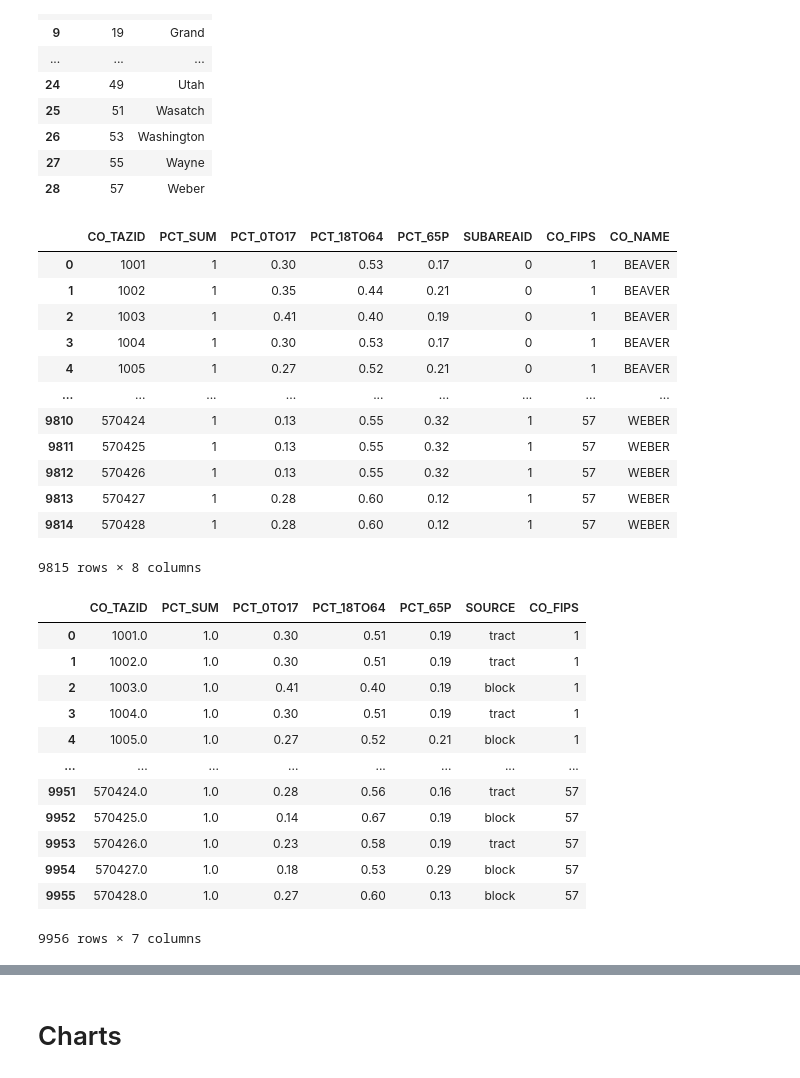
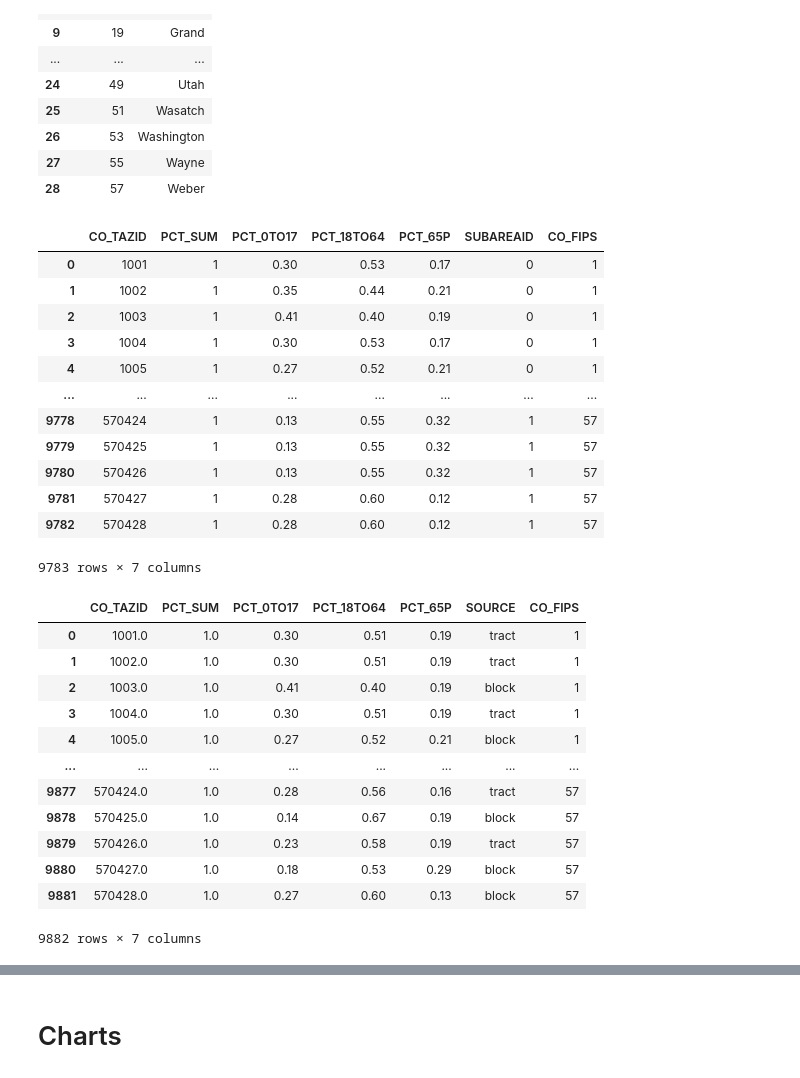
Before and after one commit to WFRCAnalytics/TDM-INP-TAZ-Age-Percent, a Jupyter notebook: 2-compare-previous.ipynb, the cells around one changed output, grey strips where cells are left out. Saved outputs shown, nothing was run; the diff lists cells and outputs as text; code cells hidden in the pictures.

Commit message:
Finalize comparison
Also created map to compare tracts and districts

```diff
--- a/2-compare-previous.ipynb
+++ b/2-compare-previous.ipynb
@@ -6,0 +14,38 @@ from IPython.display import display
+# %%
+# import global TDM functions
+import sys
+sys.path.insert(0, '../Resources/2-Python/global-functions')
+import BigQuery
+
+client = BigQuery.getBigQueryClient_Confidential2023UtahHTS()
+
+bq_v3tov4 = client.query("SELECT * FROM `confidential-2023-utah-hts.geometries.ustm_v3_to_v4_best`").to_dataframe()
+
+# check if v3_co_tazid is unique
+if bq_v3tov4['v3_co_tazid'].is_unique:
+    print("v3_co_tazid is unique")
+else:
+    print("v3_co_tazid is not unique")
+
+# check if best_v4_co_tazid is unique
+if bq_v3tov4['best_v4_co_tazid'].is_unique:
+    print("best_v4_co_tazid is unique")
+else:
+    print("best_v4_co_tazid is not unique")
+bq_v3tov4
+
+bq_v3tov4_unique = bq_v3tov4.groupby(['best_v4_co_tazid'], as_index=False).agg(v3_co_tazid=('v3_co_tazid', 'first'))
+
+# check if v3_co_tazid is unique
+if bq_v3tov4_unique['v3_co_tazid'].is_unique:
+    print("v3_co_tazid is unique")
+else:
+    print("v3_co_tazid is not unique")
+
+# check if best_v4_co_tazid is unique
+if bq_v3tov4_unique['best_v4_co_tazid'].is_unique:
+    print("best_v4_co_tazid is unique")
+else:
+    print("best_v4_co_tazid is not unique")
+
+bq_v3tov4_unique
@@ -28,23 +93,27 @@ counties_df
 # %%
 prv_taz_percent_df = pd.read_csv("data/prev-v911/Lookup - BYTAZAgePct - AllCo.csv")
 prv_taz_percent_df.rename(columns={';CO_TAZID':'CO_TAZID'}, inplace=True)
+prv_taz_percent_df = pd.merge(prv_taz_percent_df, bq_v3tov4_unique, left_on="CO_TAZID", right_on="v3_co_tazid")
+prv_taz_percent_df = prv_taz_percent_df[['best_v4_co_tazid','PCT_SUM','PCT_0TO17','PCT_18TO64','PCT_65P','SUBAREAID','CO_FIPS']]
+prv_taz_percent_df.rename(columns={'best_v4_co_tazid':'CO_TAZID'}, inplace=True)
 prv_taz_percent_df
 # %% [output]
-|  | CO_TAZID | PCT_SUM | PCT_0TO17 | PCT_18TO64 | PCT_65P | SUBAREAID | CO_FIPS | CO_NAME |
-| 0 | 1001 | 1 | 0.30 | 0.53 | 0.17 | 0 | 1 | BEAVER |
-| 1 | 1002 | 1 | 0.35 | 0.44 | 0.21 | 0 | 1 | BEAVER |
-| 2 | 1003 | 1 | 0.41 | 0.40 | 0.19 | 0 | 1 | BEAVER |
-| 3 | 1004 | 1 | 0.30 | 0.53 | 0.17 | 0 | 1 | BEAVER |
-| 4 | 1005 | 1 | 0.27 | 0.52 | 0.21 | 0 | 1 | BEAVER |
-| ... | ... | ... | ... | ... | ... | ... | ... | ... |
-| 9810 | 570424 | 1 | 0.13 | 0.55 | 0.32 | 1 | 57 | WEBER |
-| 9811 | 570425 | 1 | 0.13 | 0.55 | 0.32 | 1 | 57 | WEBER |
-| 9812 | 570426 | 1 | 0.13 | 0.55 | 0.32 | 1 | 57 | WEBER |
-| 9813 | 570427 | 1 | 0.28 | 0.60 | 0.12 | 1 | 57 | WEBER |
-| 9814 | 570428 | 1 | 0.28 | 0.60 | 0.12 | 1 | 57 | WEBER |
+|  | CO_TAZID | PCT_SUM | PCT_0TO17 | PCT_18TO64 | PCT_65P | SUBAREAID | CO_FIPS |
+| 0 | 1001 | 1 | 0.30 | 0.53 | 0.17 | 0 | 1 |
+| 1 | 1002 | 1 | 0.35 | 0.44 | 0.21 | 0 | 1 |
+| 2 | 1003 | 1 | 0.41 | 0.40 | 0.19 | 0 | 1 |
+| 3 | 1004 | 1 | 0.30 | 0.53 | 0.17 | 0 | 1 |
+| 4 | 1005 | 1 | 0.27 | 0.52 | 0.21 | 0 | 1 |
+| ... | ... | ... | ... | ... | ... | ... | ... |
+| 9778 | 570424 | 1 | 0.13 | 0.55 | 0.32 | 1 | 57 |
+| 9779 | 570425 | 1 | 0.13 | 0.55 | 0.32 | 1 | 57 |
+| 9780 | 570426 | 1 | 0.13 | 0.55 | 0.32 | 1 | 57 |
+| 9781 | 570427 | 1 | 0.28 | 0.60 | 0.12 | 1 | 57 |
+| 9782 | 570428 | 1 | 0.28 | 0.60 | 0.12 | 1 | 57 |
-9815 rows × 8 columns
+9783 rows × 7 columns
 # %%
 new_taz_percent_df = pd.read_csv("results/Lookup - BYTAZAgePct - AllCo.csv")
+new_taz_percent_df.rename(columns={';CO_TAZID':'CO_TAZID'}, inplace=True)
 new_taz_percent_df
 # %% [output]
 |  | CO_TAZID | PCT_SUM | PCT_0TO17 | PCT_18TO64 | PCT_65P | SOURCE | CO_FIPS |
@@ -54,9 +123,9 @@ new_taz_percent_df
 | 3 | 1004.0 | 1.0 | 0.30 | 0.51 | 0.19 | tract | 1 |
 | 4 | 1005.0 | 1.0 | 0.27 | 0.52 | 0.21 | block | 1 |
 | ... | ... | ... | ... | ... | ... | ... | ... |
-| 9951 | 570424.0 | 1.0 | 0.28 | 0.56 | 0.16 | tract | 57 |
-| 9952 | 570425.0 | 1.0 | 0.14 | 0.67 | 0.19 | block | 57 |
-| 9953 | 570426.0 | 1.0 | 0.23 | 0.58 | 0.19 | tract | 57 |
-| 9954 | 570427.0 | 1.0 | 0.18 | 0.53 | 0.29 | block | 57 |
-| 9955 | 570428.0 | 1.0 | 0.27 | 0.60 | 0.13 | block | 57 |
+| 9877 | 570424.0 | 1.0 | 0.28 | 0.56 | 0.16 | tract | 57 |
+| 9878 | 570425.0 | 1.0 | 0.14 | 0.67 | 0.19 | block | 57 |
+| 9879 | 570426.0 | 1.0 | 0.23 | 0.58 | 0.19 | tract | 57 |
+| 9880 | 570427.0 | 1.0 | 0.18 | 0.53 | 0.29 | block | 57 |
+| 9881 | 570428.0 | 1.0 | 0.27 | 0.60 | 0.13 | block | 57 |
-9956 rows × 7 columns
+9882 rows × 7 columns
```
Also changed, not shown: parts of 9 cells of this notebook, 19 other files.
